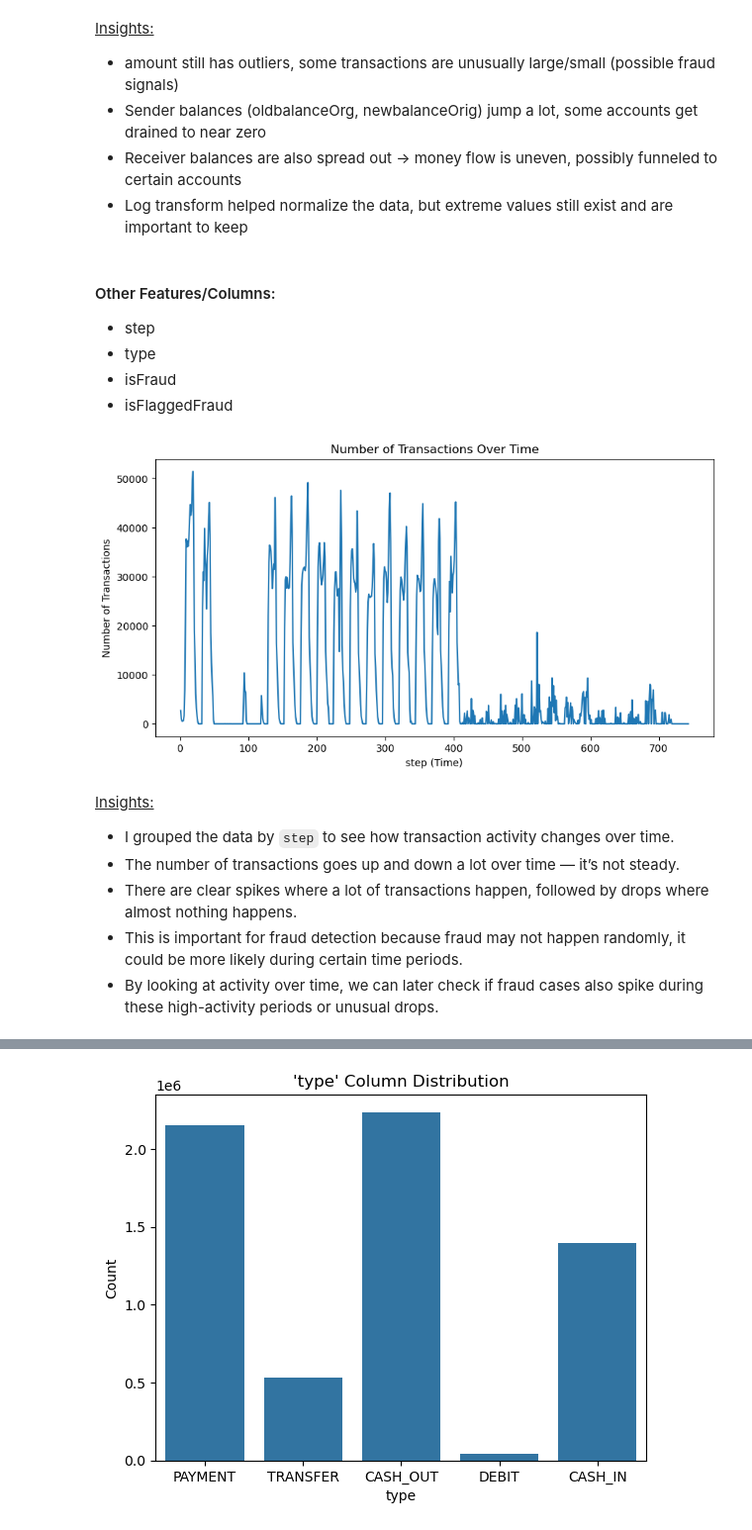
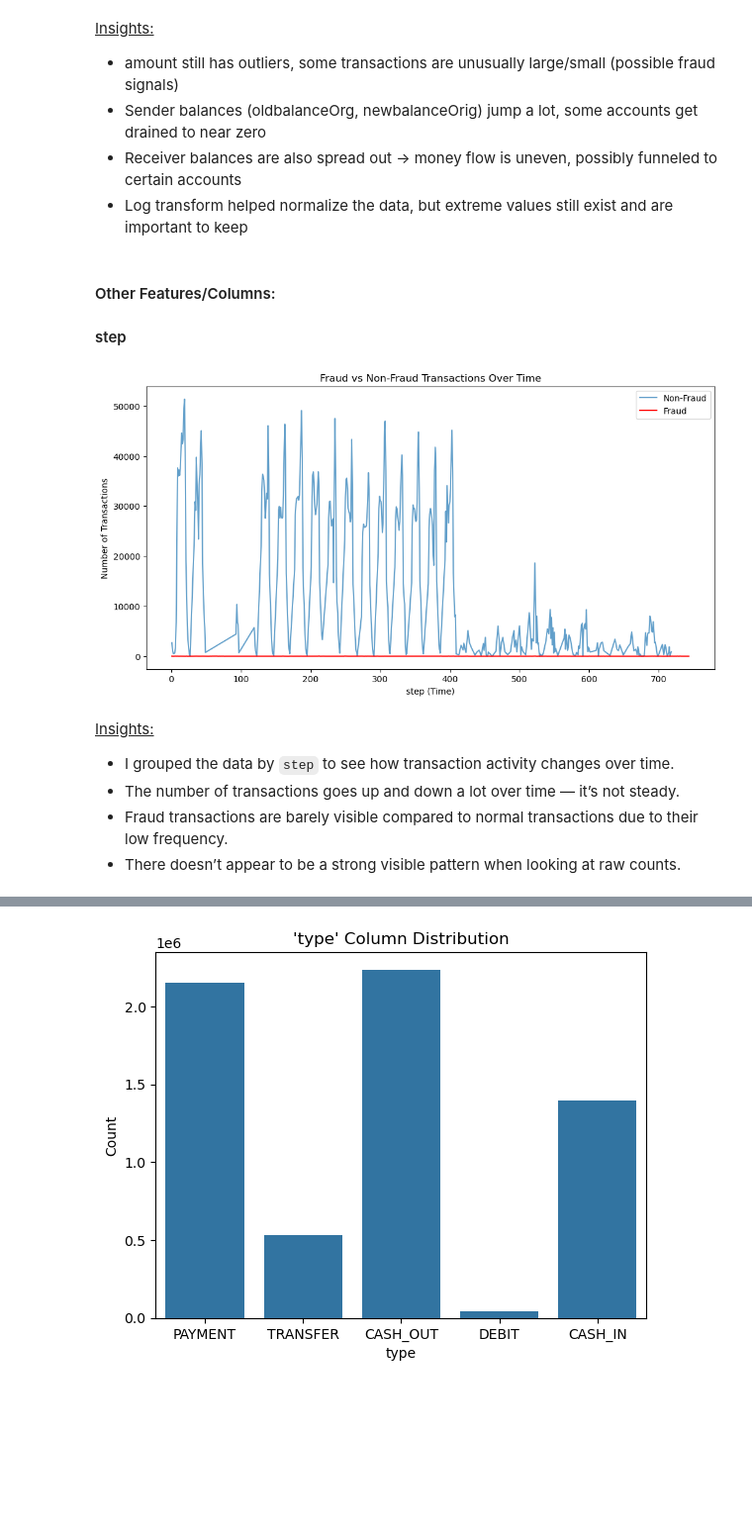
Before and after one commit to nicolous-peril/financial_fraud, a Jupyter notebook: code/01_explore.ipynb, the cells around one changed output, grey strips where cells are left out. Shown at 99% size. Drawn from its saved outputs; the diff is of its cells as text; code cells hidden in the pictures; blank space fills up the shorter version.

```diff
--- a/code/01_explore.ipynb
+++ b/code/01_explore.ipynb
@@ -203,25 +214,29 @@ plt.show()
 - Log transform helped normalize the data, but extreme values still exist and are important to keep
 # %% [markdown]
 #### Other Features/Columns:
-- step
-- type
-- isFraud
-- isFlaggedFraud
+
+#### step
 # %%
-df.groupby('step').size().plot(figsize=(10,5))
+fraud_time = df[df['isFraud'] == 1].groupby('step').size()
+nonfraud_time = df[df['isFraud'] == 0].groupby('step').size()
 
-plt.title("Number of Transactions Over Time")
+plt.figure(figsize=(12,6))
+
+plt.plot(nonfraud_time, label='Non-Fraud', alpha=0.7)
+plt.plot(fraud_time, label='Fraud', color='red')
+
+plt.title("Fraud vs Non-Fraud Transactions Over Time")
 plt.xlabel("step (Time)")
 plt.ylabel("Number of Transactions")
+plt.legend()
 
 plt.show()
 # %% [output]
-[figure, old version]
+[figure, new version]
 # %% [markdown]
 <u>Insights:</u>
 
 - I grouped the data by `step` to see how transaction activity changes over time.
 - The number of transactions goes up and down a lot over time — it’s not steady.
-- There are clear spikes where a lot of transactions happen, followed by drops where almost nothing happens.
-- This is important for fraud detection because fraud may not happen randomly, it could be more likely during certain time periods.
-- By looking at activity over time, we can later check if fraud cases also spike during these high-activity periods or unusual drops.
+- Fraud transactions are barely visible compared to normal transactions due to their low frequency.
+- There doesn’t appear to be a strong visible pattern when looking at raw counts.
```
Also changed, not shown: parts of 14 cells of this notebook, 2 other files.
